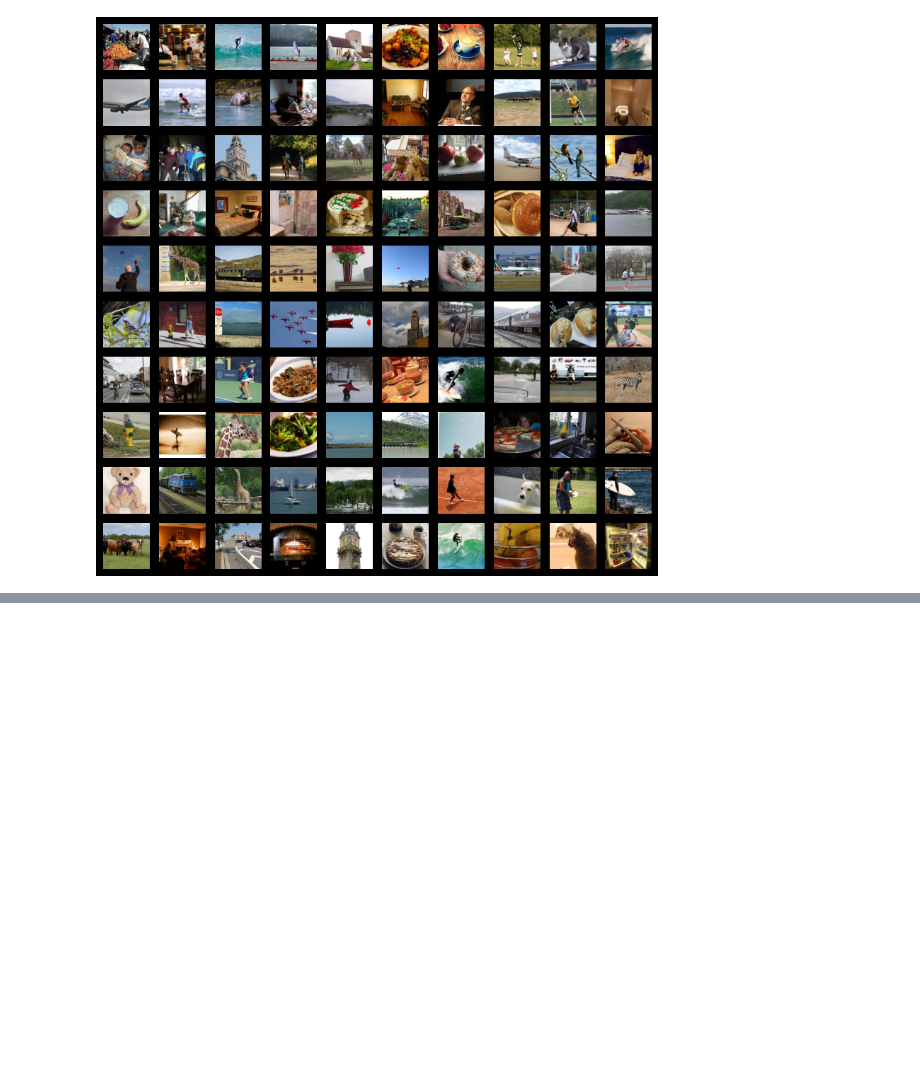
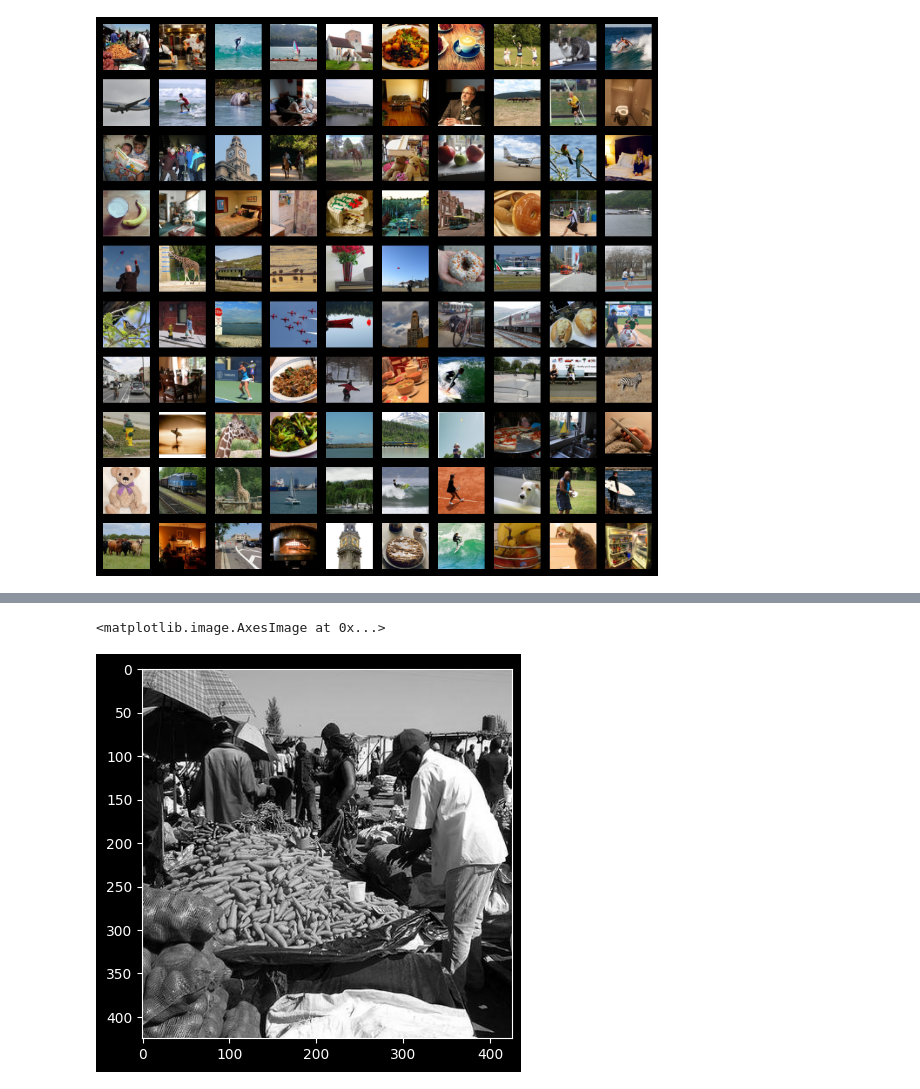
Before and after one commit to xnought/nsdget, a Jupyter notebook: notebooks/view_info.ipynb, the cells around one changed output, grey strips where cells are left out. Drawn from its saved outputs; the diff is of its cells as text; code cells hidden in the pictures; blank space fills up the shorter version.

```diff
--- a/notebooks/view_info.ipynb
+++ b/notebooks/view_info.ipynb
@@ -61,0 +73,5 @@ for i, ax in enumerate(axes.flat):
+# %%
+plt.imshow(arr.mean(axis=-1), cmap="grey")
+# %% [output]
+<matplotlib.image.AxesImage at 0x...>
+[figure, added]
```
Also changed, not shown: parts of 2 cells of this notebook.
